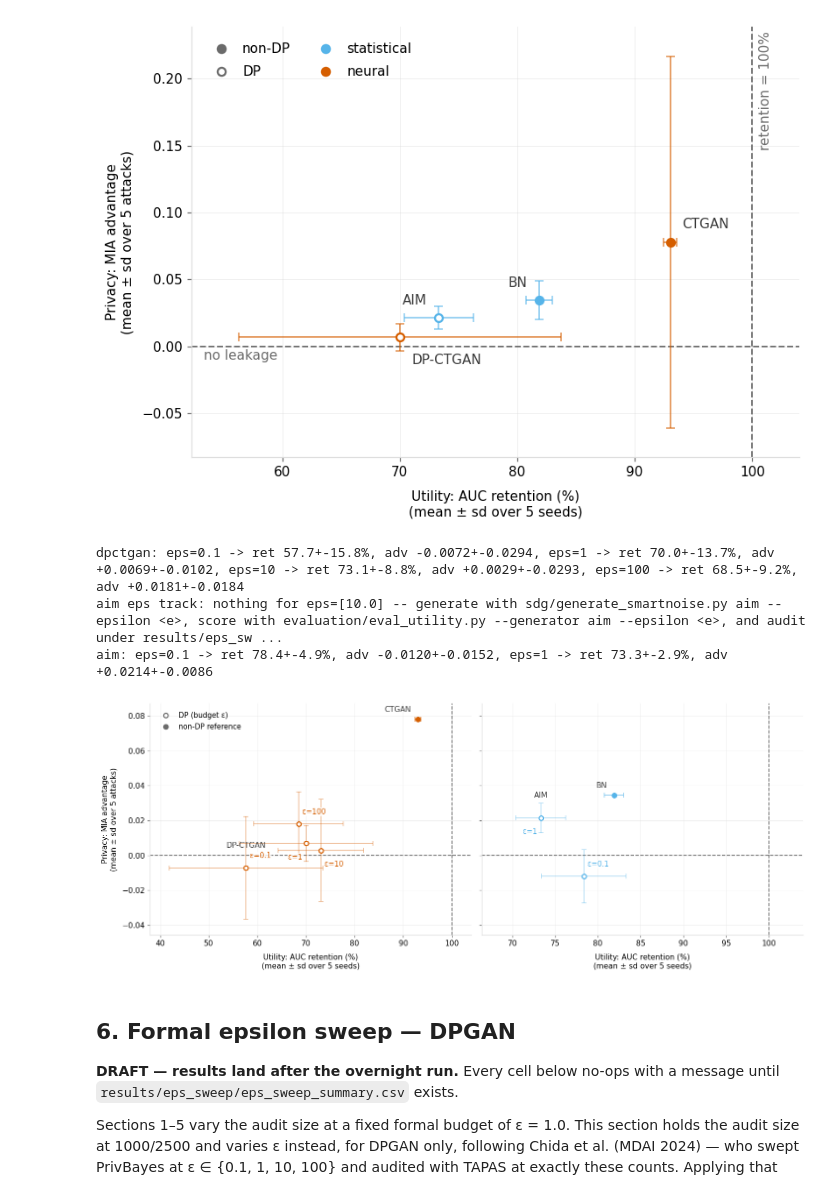
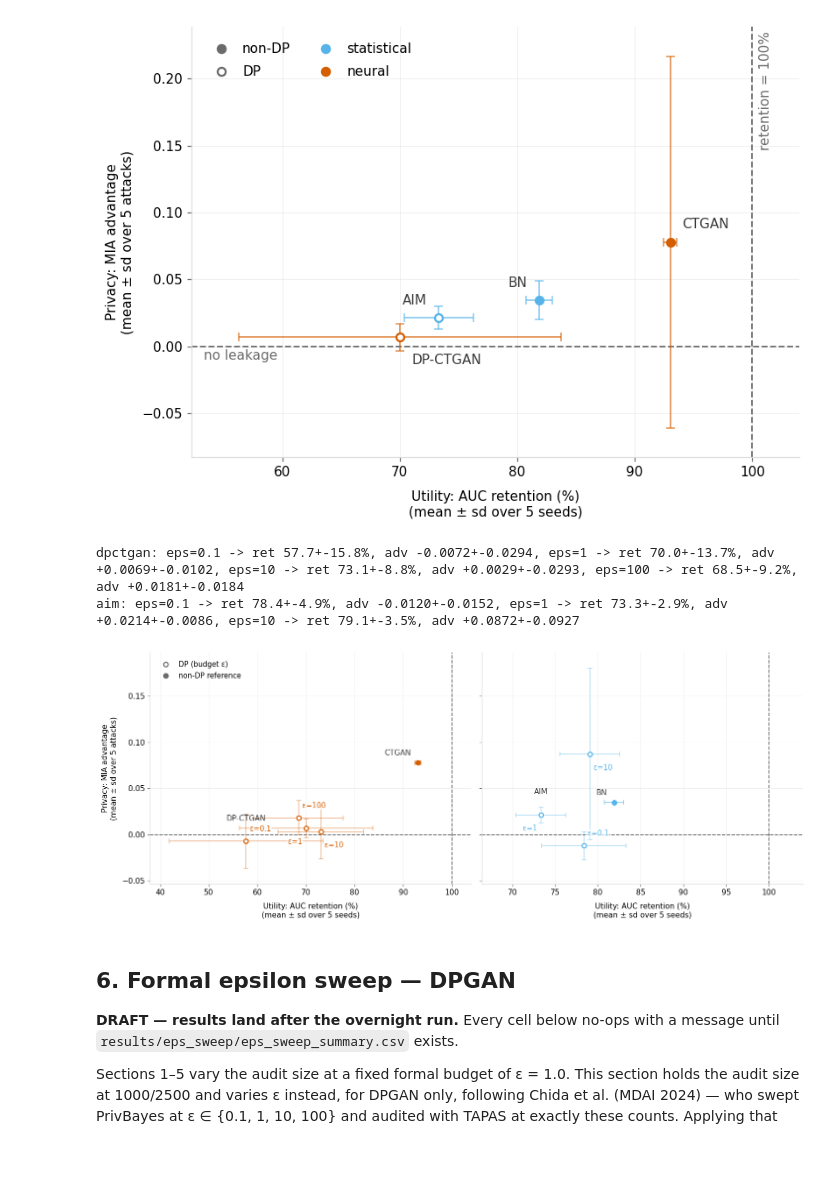
Before and after one commit to oliviapeng26/priv-sdg, a Jupyter notebook: benchmark_tapas/privacy_analysis.ipynb, the cells around one changed output. Drawn from its saved outputs; the diff is of its cells as text; code cells hidden in the pictures; blank space fills up the shorter version.

Commit message:
feat: finish aim 5 seeds, add to tradeoff diagram

```diff
--- a/benchmark_tapas/privacy_analysis.ipynb
+++ b/benchmark_tapas/privacy_analysis.ipynb
@@ -886,6 +886,14 @@ def _point(gen, sweep_dir, eps):
         adv = pd.read_csv(f_priv).mia_advantage
         u = pd.read_csv(f_util)
     if not len(adv) or not len(u):
+        return None
+    # Every point must average all 5 generation seeds. A summary scored while a slow
+    # arm was still generating (AIM eps = 10: seeds took 20-58 h each) has fewer rows
+    # and would plot silently with a narrower whisker, so drop it and say why.
+    n = int(u.n_runs.iloc[0])
+    if n != 5:
+        print(f"{gen} eps={eps:g}: utility summary has n_runs={n}, not 5 -- re-score "
+              f"with evaluation/eval_utility.py --generator {gen} --epsilon {eps:g}")
         return None
     return (100 * float(u.retention_xgboost_mean.iloc[0]),
             100 * float(u.retention_xgboost_std.iloc[0]),
@@ -949,36 +957,35 @@ if panels:
                     color=INK, ha="center")
         xs_ = [(m, s) for m, s, _, _ in pts.values()]
         if rpt is not None:
             rm, rs, ra, rsd = rpt
             # Filled = non-DP, same encoding as the main figure. x whisker only.
             ax.errorbar(rm, ra, xerr=rs, fmt="none", ecolor=col, elinewidth=1.1,
                         capsize=3, alpha=.7)
             ax.scatter(rm, ra, s=34, marker="o", facecolor=col, edgecolor=col,
                        lw=1.5, zorder=3)
             ax.annotate(SHORT.get(ref, ref), (rm, ra), textcoords="offset points",
                         xytext=(-9, 10), fontsize=10, color=INK, ha="right")
             xs_.append((rm, rs))
         ax.set_xlim(min(m - s for m, s in xs_) - 4, max(104, max(m + s for m, s in xs_) + 4))
         ax.set_ylim(ylo3, yhi3); tidy(ax)
         ax.grid(axis="both", color=GRID, lw=.6, alpha=.5)
         ax.tick_params(labelbottom=True, labelsize=10, labelcolor=BLACK)
         ax.set_xlabel("Utility: AUC retention (%)\n(mean ± sd over 5 seeds)",
                       fontsize=10, labelpad=8, color=BLACK)
     axes[0][0].set_ylabel("Privacy: MIA advantage\n(mean ± sd over 5 attacks)",
                           fontsize=10, labelpad=6, color=BLACK)
     _dot = lambda fc, ec: Line2D([], [], marker="o", linestyle="", markerfacecolor=fc,
                                  markeredgecolor=ec, markeredgewidth=1.5, markersize=6)
     axes[0][0].legend(handles=[_dot("white", REF), _dot(REF, REF)],
                       labels=["DP (budget ε)", "non-DP reference"],
                       loc="upper left", frameon=False, fontsize=9.5, borderaxespad=.8)
     fig.tight_layout()
     fig.savefig(FIG_SUPP / "privacy_utility_eps_track.png", bbox_inches="tight")
     plt.show()
 # %% [output]
 dpctgan: eps=0.1 -> ret 57.7+-15.8%, adv -0.0072+-0.0294, eps=1 -> ret 70.0+-13.7%, adv +0.0069+-0.0102, eps=10 -> ret 73.1+-8.8%, adv +0.0029+-0.0293, eps=100 -> ret 68.5+-9.2%, adv +0.0181+-0.0184
-aim eps track: nothing for eps=[10.0] -- generate with sdg/generate_smartnoise.py aim --epsilon <e>, score with evaluation/eval_utility.py --generator aim --epsilon <e>, and audit under results/eps_sw ...
-aim: eps=0.1 -> ret 78.4+-4.9%, adv -0.0120+-0.0152, eps=1 -> ret 73.3+-2.9%, adv +0.0214+-0.0086
+aim: eps=0.1 -> ret 78.4+-4.9%, adv -0.0120+-0.0152, eps=1 -> ret 73.3+-2.9%, adv +0.0214+-0.0086, eps=10 -> ret 79.1+-3.5%, adv +0.0872+-0.0927
-[figure, old version]
+[figure, new version]
 # %% [markdown]
 ## 6. Formal epsilon sweep — DPGAN
 
```
Also changed, not shown: 4 other files.
